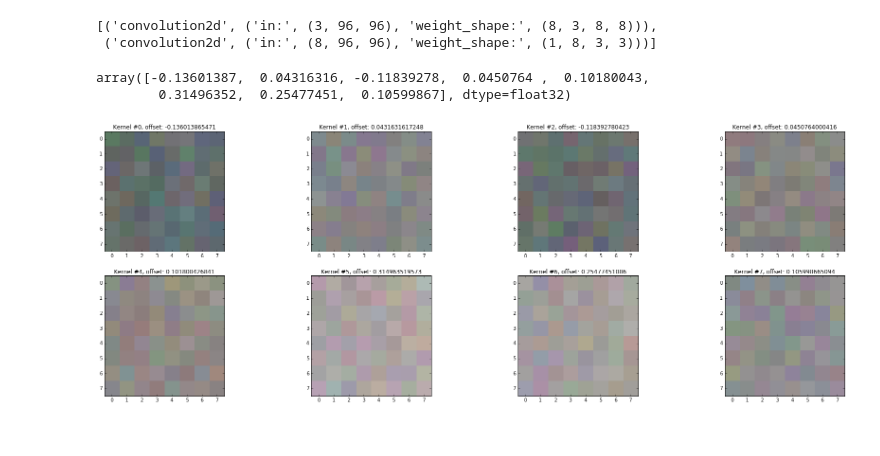
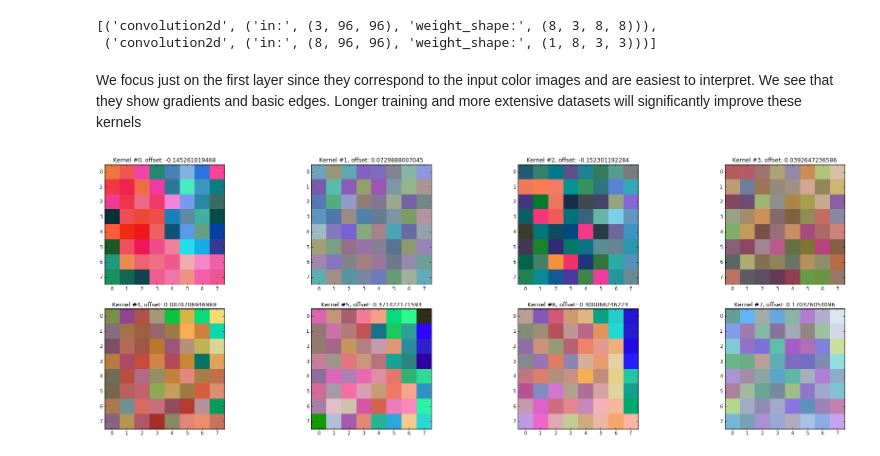
Before and after one commit to Quantitative-Big-Imaging/Quantitative-Big-Imaging-2016, a Jupyter notebook: Exercises/12-notebook.ipynb, the cells around one changed output. Cells and saved outputs as stored; diff of their text form; code cells hidden in the pictures.

Commit message:
updating plotting for weights so they look nicer

```diff
--- a/Exercises/12-notebook.ipynb
+++ b/Exercises/12-notebook.ipynb
@@ -207,20 +207,17 @@ map(lambda x: (x.name,('in:',x.input_shape[1:],'weight_shape:',x.W.get_value().s
 # %% [output]
 [('convolution2d', ('in:', (3, 96, 96), 'weight_shape:', (8, 3, 8, 8))),
  ('convolution2d', ('in:', (8, 96, 96), 'weight_shape:', (1, 8, 3, 3)))]
-# %%
-model.layers[0].b.get_value()
-# %% [output]
-array([-0.13601387,  0.04316316, -0.11839278,  0.0450764 ,  0.10180043,
-        0.31496352,  0.25477451,  0.10599867], dtype=float32)
+# %% [markdown]
+We focus just on the first layer since they correspond to the input color images and are easiest to interpret. We see that they show gradients and basic edges. Longer training and more extensive datasets will significantly improve these kernels
 # %%
 %matplotlib inline
 first_weights = model.layers[0].W.get_value()
 first_offsets = model.layers[0].b.get_value()
 # normalize the values
-s_weights = (127*first_weights/0.5+127).clip(0,255).astype(np.uint8)
+s_weights = (127*first_weights/(3*np.abs(first_weights).mean())+127).clip(0,255).astype(np.uint8)
 fig, ax = plt.subplots(2,4,figsize = (30,10))
 for i, (cax, cweights, coffset) in enumerate(zip(ax.flatten(),s_weights,first_offsets)):
     cax.imshow((coffset*127+cweights).astype(np.uint8).swapaxes(0,2).swapaxes(0,1), interpolation = 'nearest')
     cax.set_title('Kernel #{}, offset: {}'.format(i,coffset))
 # %% [output]
-[figure, old version]
+[figure, new version]
```
Also changed, not shown: parts of 2 cells of this notebook.
